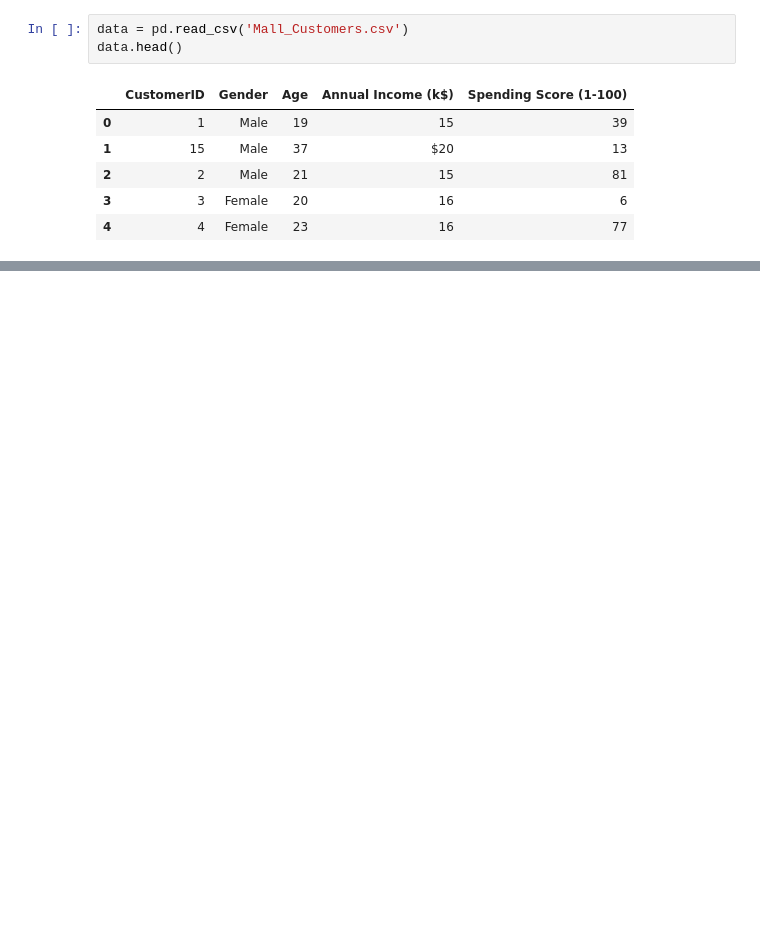
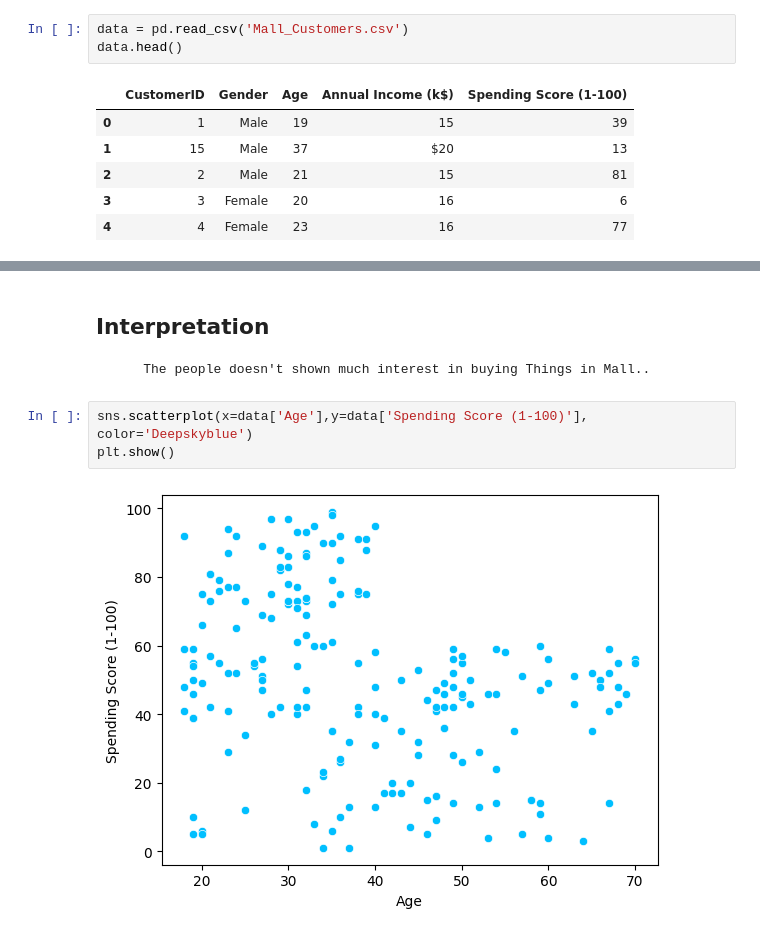
Before and after one commit to KishoreGauthaman-ai/kpriet-coe-assistant, a Jupyter notebook: EDV_1.ipynb, the cells around one changed output, grey strips where cells are left out. Drawn from its saved outputs; the diff is of its cells as text; blank space fills up the shorter version.

```diff
--- a/EDV_1.ipynb
+++ b/EDV_1.ipynb
@@ -15,0 +76,8 @@ data.head()
+# %% [markdown]
+## <b>Interpretation</b>
+        The people doesn't shown much interest in buying Things in Mall..
+# %%
+sns.scatterplot(x=data['Age'],y=data['Spending Score (1-100)'], color='Deepskyblue')
+plt.show()
+# %% [output]
+[figure, added]
```
Also changed, not shown: parts of 17 cells of this notebook.
